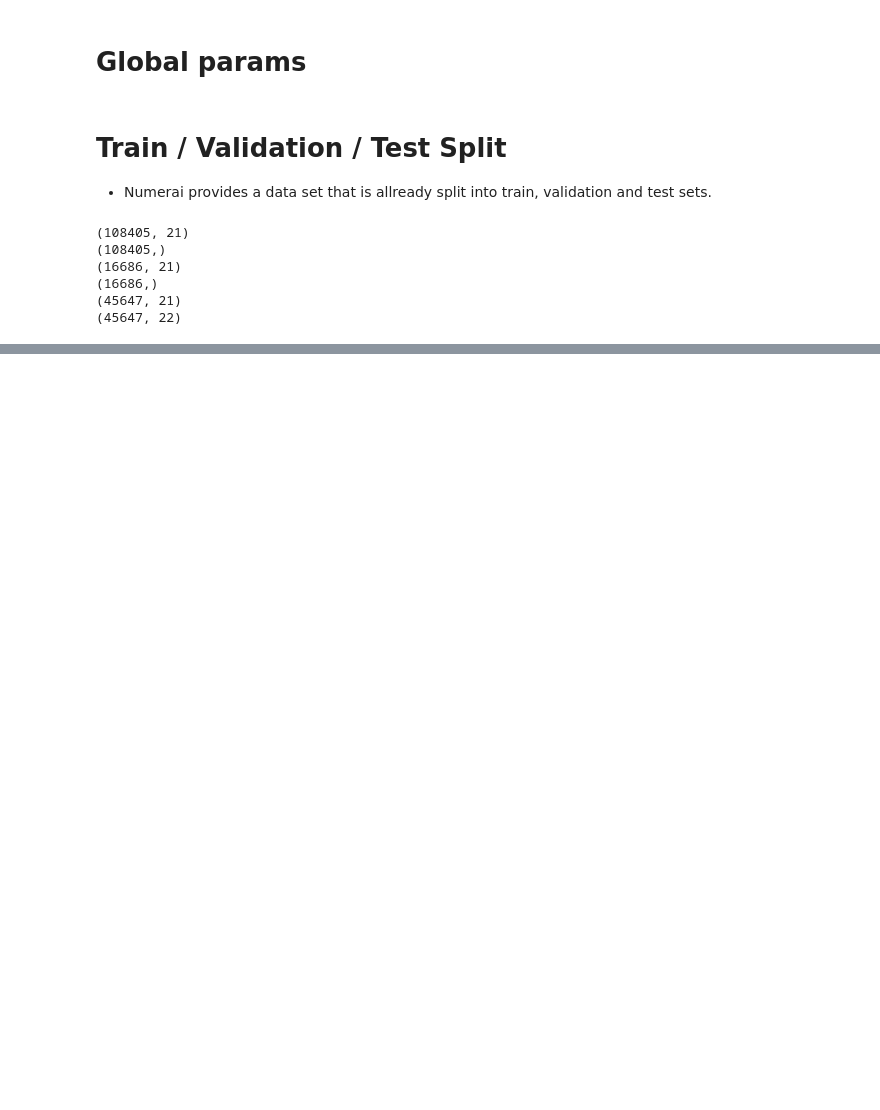
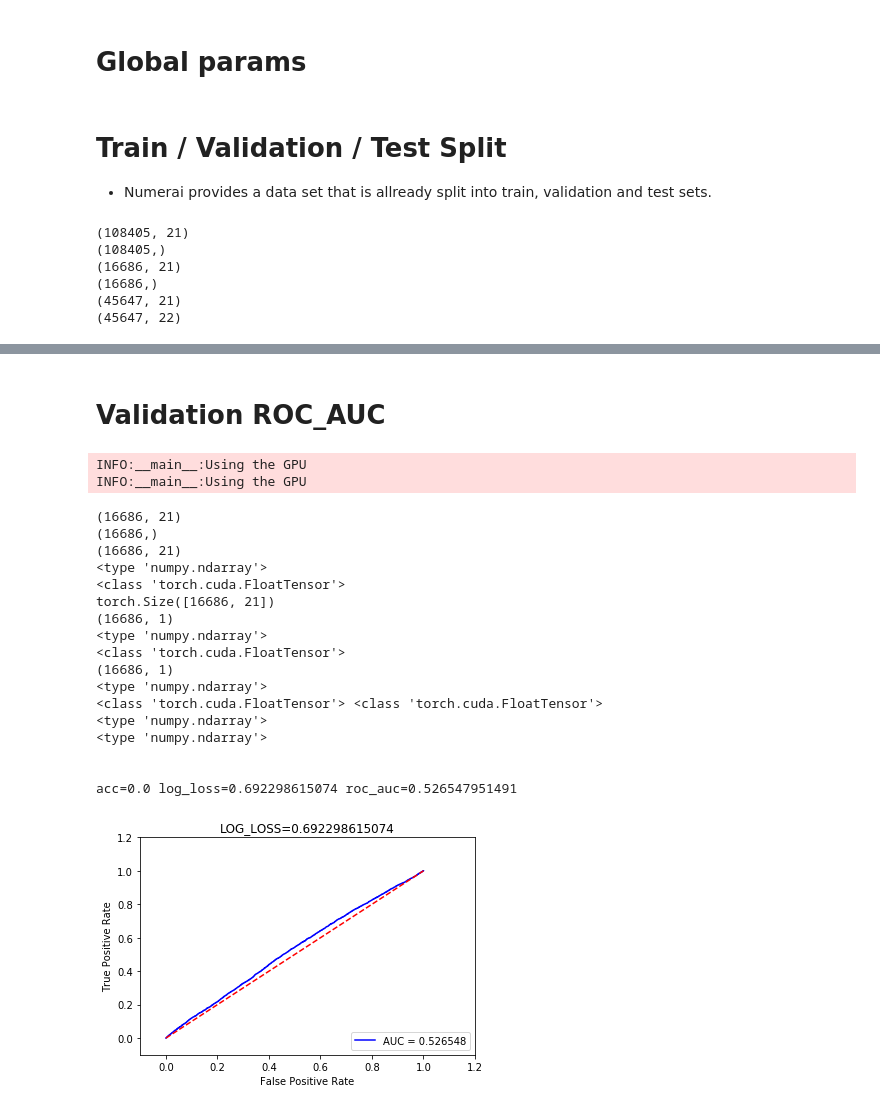
Before and after one commit to sunghoonyang/Deep-Learning-Boot-Camp, a Jupyter notebook: day 02 PyTORCH and PyCUDA/PyTorch/31-PyTorch-using-CONV1D-on-one-dimensional-data.ipynb, the cells around one changed output, grey strips where cells are left out. Cells and saved outputs as stored; diff of their text form; code cells hidden in the pictures; blank space fills up the shorter version.

```diff
--- a/day 02 PyTORCH and PyCUDA/PyTorch/31-PyTorch-using-CONV1D-on-one-dimensional-data.ipynb
+++ b/day 02 PyTORCH and PyCUDA/PyTorch/31-PyTorch-using-CONV1D-on-one-dimensional-data.ipynb
@@ -500,0 +477,61 @@ torch.Size([108405, 21])
+# %% [markdown]
+# Validation ROC_AUC
+# %%
+net.eval()
+# Validation data
+print (valX.shape)
+print (valY.shape)
+
+X_tensor_val= XnumpyToTensor(valX)
+Y_tensor_val= YnumpyToTensor(valY)
+
+
+print(type(X_tensor_val.data), type(Y_tensor_val.data)) # should be 'torch.cuda.FloatTensor'
+
+predicted_val = (net(X_tensor_val).data).float() # probabilities
+# predicted_val = (net(X_tensor_val).data > 0.5).float() # zero or one
+pred_y = predicted_val.cpu().numpy()
+target_y = Y_tensor_val.cpu().data.numpy()
+
+print (type(pred_y))
+print (type(target_y))
+
+tu = (str ((pred_y == target_y).mean()),log_loss(target_y, pred_y),roc_auc_score(target_y,pred_y ))
+print ('\n')
+print ('acc={} log_loss={} roc_auc={} '.format(*tu))
+
+false_positive_rate, true_positive_rate, thresholds = roc_curve(target_y,pred_y)
+roc_auc = auc(false_positive_rate, true_positive_rate)
+
+plt.title('LOG_LOSS=' + str(log_loss(target_y, pred_y)))
+plt.plot(false_positive_rate, true_positive_rate, 'b', label='AUC = %0.6f' % roc_auc)
+plt.legend(loc='lower right')
+plt.plot([0, 1], [0, 1], 'r--')
+plt.xlim([-0.1, 1.2])
+plt.ylim([-0.1, 1.2])
+plt.ylabel('True Positive Rate')
+plt.xlabel('False Positive Rate')
+plt.show()
+
+# print (pred_y)
+# %% [output]
+INFO:__main__:Using the GPU
+INFO:__main__:Using the GPU
+(16686, 21)
+(16686,)
+(16686, 21)
+<type 'numpy.ndarray'>
+<class 'torch.cuda.FloatTensor'>
+torch.Size([16686, 21])
+(16686, 1)
+<type 'numpy.ndarray'>
+<class 'torch.cuda.FloatTensor'>
+(16686, 1)
+<type 'numpy.ndarray'>
+<class 'torch.cuda.FloatTensor'> <class 'torch.cuda.FloatTensor'>
+<type 'numpy.ndarray'>
+<type 'numpy.ndarray'>
+
+
+acc=0.0 log_loss=0.692298615074 roc_auc=0.526547951491
+[figure, added]
```
Also changed, not shown: parts of 11 cells of this notebook.
